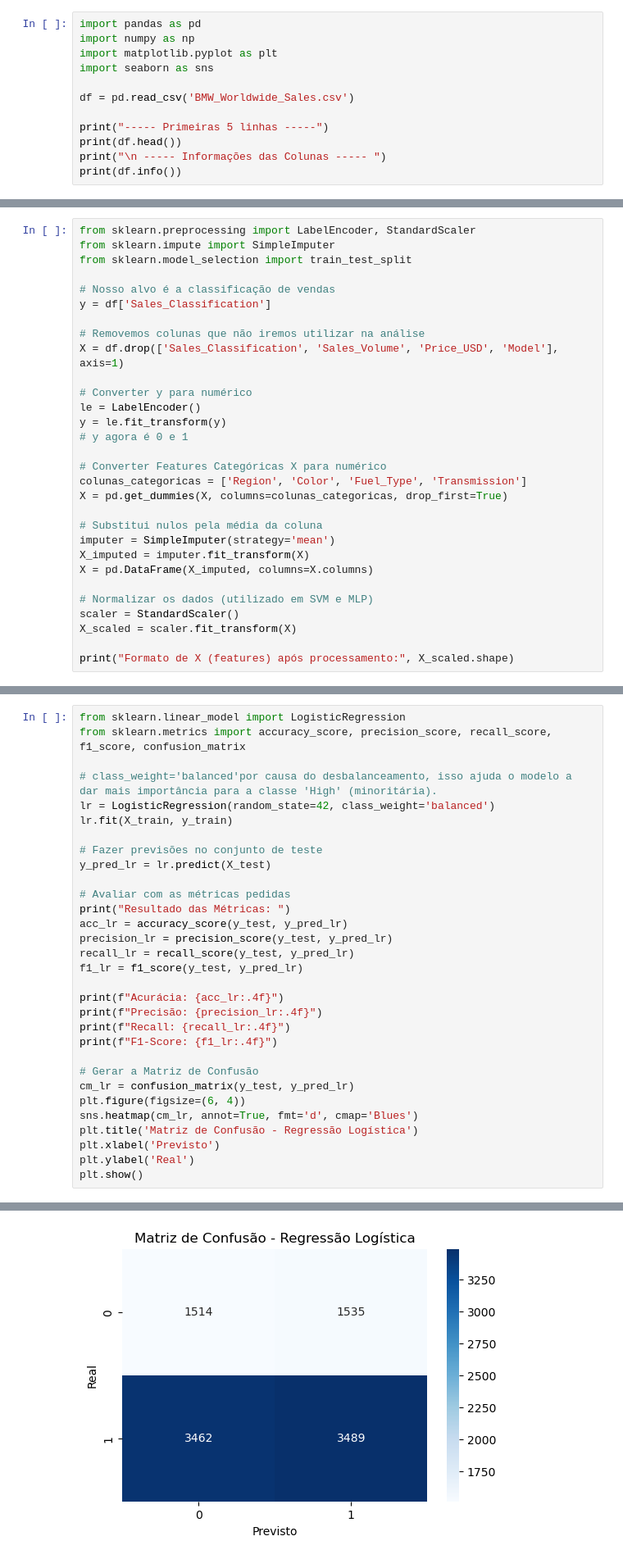
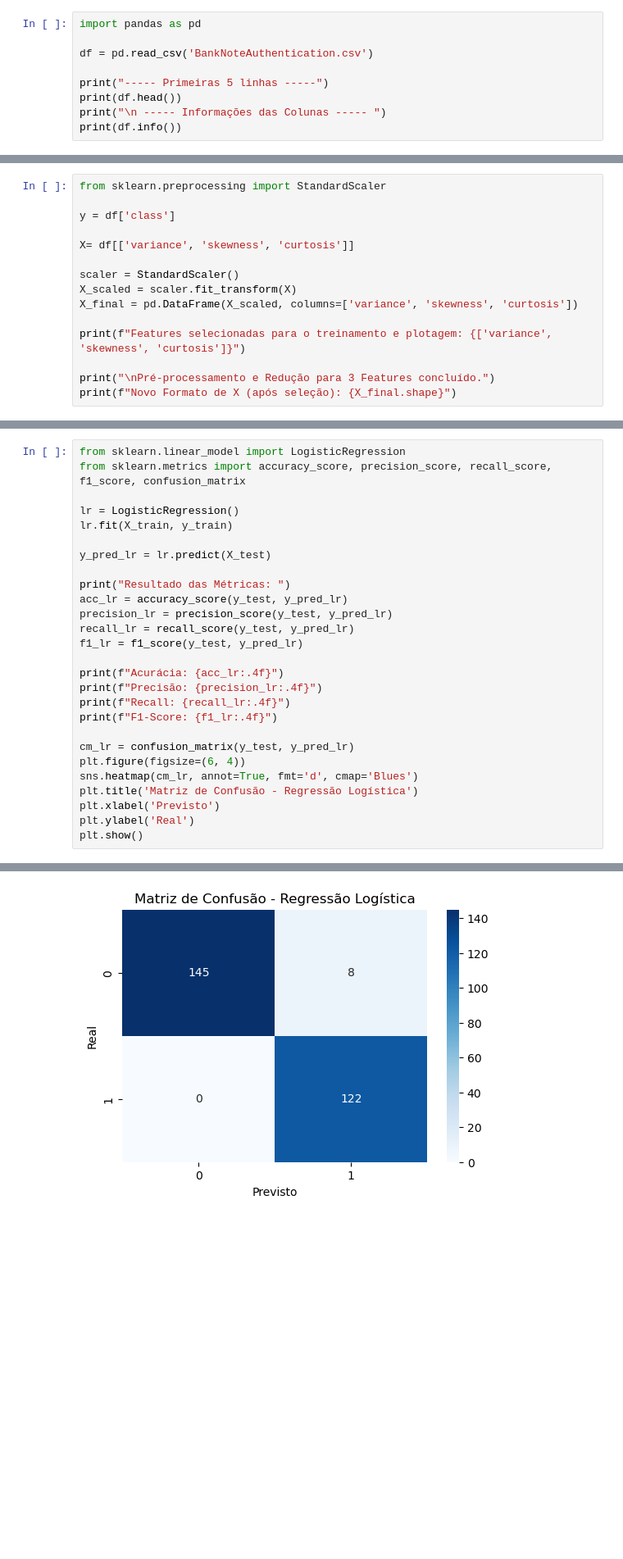
Before and after one commit to thiagorovari/Classificacao_Regressao, a Jupyter notebook: Classificacao.ipynb, the cells around one changed output, grey strips where cells are left out. Shown at 82% size. Saved outputs shown, nothing was run; the diff lists cells and outputs as text; blank space fills up the shorter version.

```diff
--- a/Classificacao.ipynb
+++ b/Classificacao.ipynb
@@ -5,10 +21,7 @@ O dataset escolhido foi o 'BMW Worldwide Sales Records 2010-2024'. O objetivo de
 # %%
 import pandas as pd
-import numpy as np
-import matplotlib.pyplot as plt
-import seaborn as sns
 
-df = pd.read_csv('BMW_Worldwide_Sales.csv')
+df = pd.read_csv('BankNoteAuthentication.csv')
 
 print("----- Primeiras 5 linhas -----")
 print(df.head())
@@ -54,31 +94,16 @@ Por causa desse desbalanceamento, métricas como Precisão (Precision), Recall e
 # %%
-from sklearn.preprocessing import LabelEncoder, StandardScaler
-from sklearn.impute import SimpleImputer
-from sklearn.model_selection import train_test_split
+from sklearn.preprocessing import StandardScaler
 
-# Nosso alvo é a classificação de vendas
-y = df['Sales_Classification']
+y = df['class']
 
-# Removemos colunas que não iremos utilizar na análise
-X = df.drop(['Sales_Classification', 'Sales_Volume', 'Price_USD', 'Model'], axis=1)
+X= df[['variance', 'skewness', 'curtosis']]
 
-# Converter y para numérico
-le = LabelEncoder()
-y = le.fit_transform(y)
-# y agora é 0 e 1
-
-# Converter Features Categóricas X para numérico
-colunas_categoricas = ['Region', 'Color', 'Fuel_Type', 'Transmission']
-X = pd.get_dummies(X, columns=colunas_categoricas, drop_first=True)
-
-# Substitui nulos pela média da coluna
-imputer = SimpleImputer(strategy='mean')
-X_imputed = imputer.fit_transform(X)
-X = pd.DataFrame(X_imputed, columns=X.columns)
-
-# Normalizar os dados (utilizado em SVM e MLP)
 scaler = StandardScaler()
 X_scaled = scaler.fit_transform(X)
+X_final = pd.DataFrame(X_scaled, columns=['variance', 'skewness', 'curtosis'])
 
-print("Formato de X (features) após processamento:", X_scaled.shape)
+print(f"Features selecionadas para o treinamento e plotagem: {['variance', 'skewness', 'curtosis']}")
+
+print("\nPré-processamento e Redução para 3 Features concluído.")
+print(f"Novo Formato de X (após seleção): {X_final.shape}")
 # %% [output]
@@ -103,14 +186,11 @@ Os dados foram divididos em conjuntos de treinamento (80%) e teste (20%), confor
 from sklearn.linear_model import LogisticRegression
 from sklearn.metrics import accuracy_score, precision_score, recall_score, f1_score, confusion_matrix
 
-# class_weight='balanced'por causa do desbalanceamento, isso ajuda o modelo a dar mais importância para a classe 'High' (minoritária).
-lr = LogisticRegression(random_state=42, class_weight='balanced')
+lr = LogisticRegression()
 lr.fit(X_train, y_train)
 
-# Fazer previsões no conjunto de teste
 y_pred_lr = lr.predict(X_test)
 
-# Avaliar com as métricas pedidas
 print("Resultado das Métricas: ")
 acc_lr = accuracy_score(y_test, y_pred_lr)
 precision_lr = precision_score(y_test, y_pred_lr)
@@ -122,7 +202,6 @@ print(f"Precisão: {precision_lr:.4f}")
 print(f"Recall: {recall_lr:.4f}")
 print(f"F1-Score: {f1_lr:.4f}")
 
-# Gerar a Matriz de Confusão
 cm_lr = confusion_matrix(y_test, y_pred_lr)
 plt.figure(figsize=(6, 4))
 sns.heatmap(cm_lr, annot=True, fmt='d', cmap='Blues')
@@ -139 +218 @@ F1-Score: 0.5827
-[figure, old version]
+[figure, new version]
```
Also changed, not shown: parts of 33 cells of this notebook, 2 other files.
